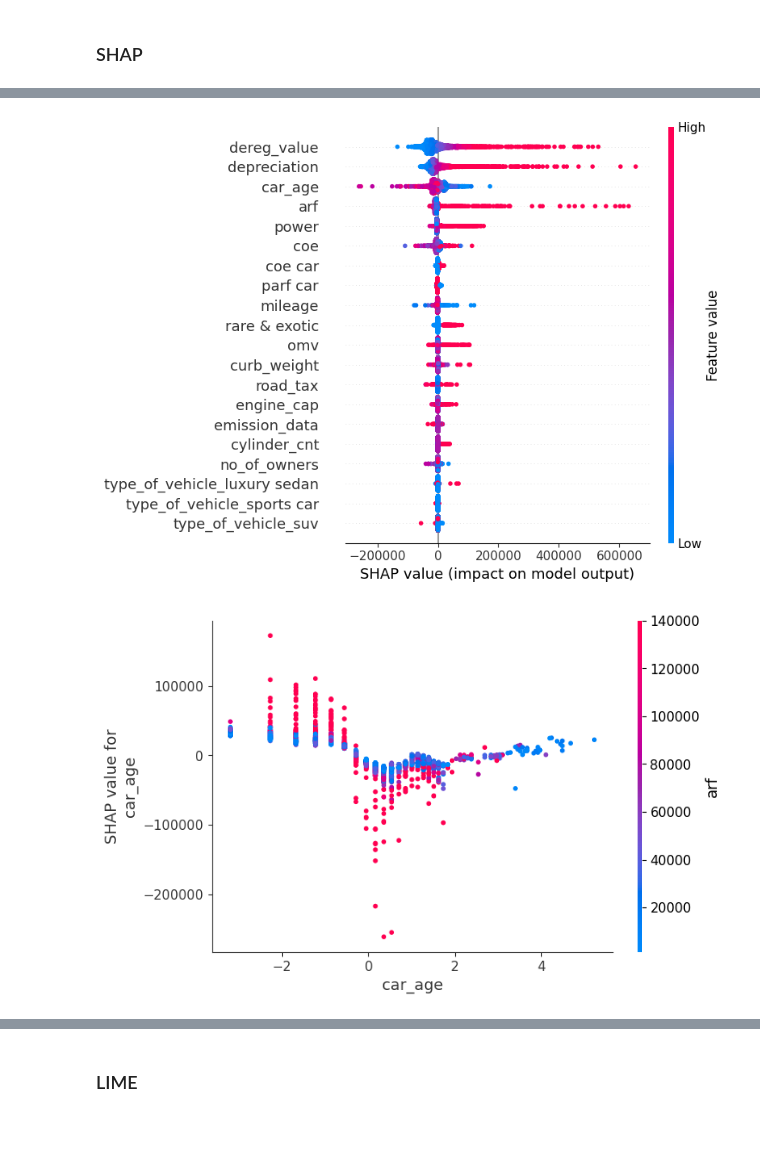
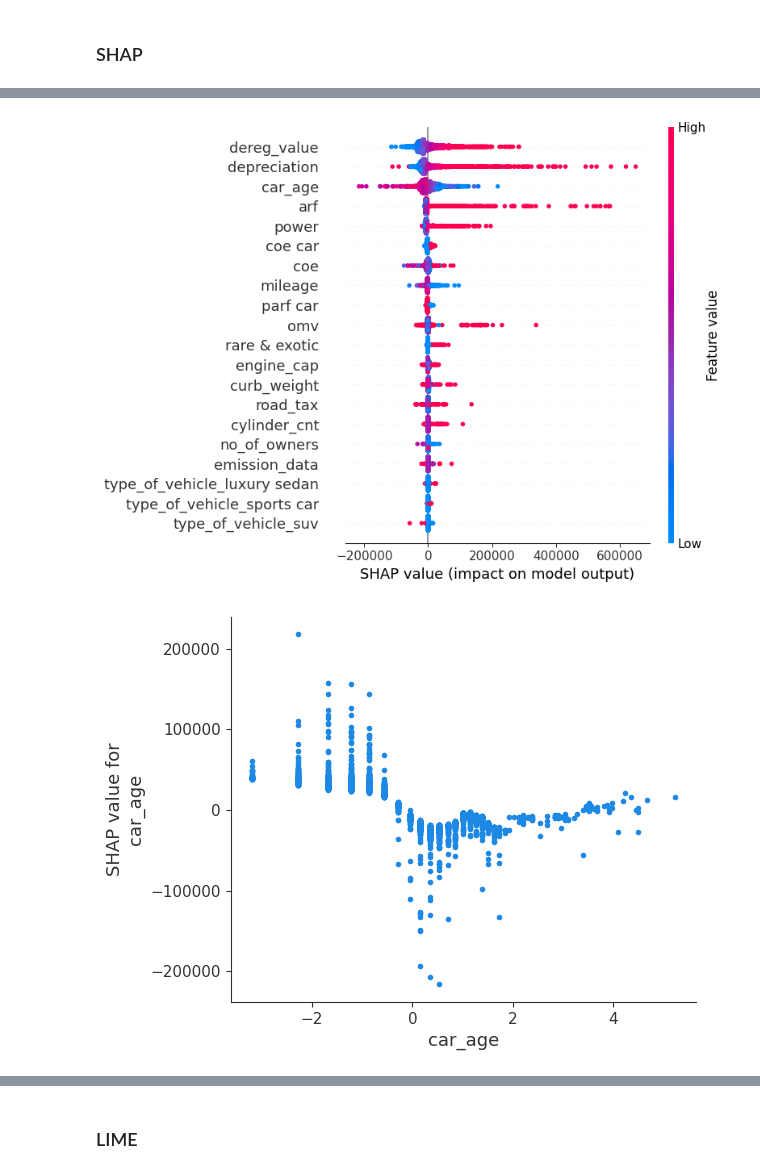
Before and after one commit to melloo21/CS5228_project, a Jupyter notebook: Model Explanability.ipynb, the cells around one changed output, grey strips where cells are left out. Saved outputs shown, nothing was run; the diff lists cells and outputs as text; code cells hidden in the pictures; blank space fills up the shorter version.

```diff
--- a/Model Explanability.ipynb
+++ b/Model Explanability.ipynb
@@ -20,11 +20,10 @@ import pickle
 from sklearn.preprocessing import LabelEncoder
 file_name = r'model_assets/xgb_SimpleImputers_OutliersRemoved_NoVehCond.pkl'
 # %%
-features = ['curb_weight', 'power', 'cylinder_cnt', 'omv', 'dereg_value',
-            'car_age',
-
-            'depreciation', 'arf','coe', 'road_tax',
-       'engine_cap', 'depreciation', 'mileage', 'no_of_owners',
+features = ['curb_weight', 'power', 'cylinder_cnt', 'omv', 'dereg_value', 'car_age', 'depreciation', 'arf','coe', 'road_tax',
+       'engine_cap',  'mileage', 'no_of_owners',
+            # 'cond_vehicle_type_0',	'cond_vehicle_type_1',	'cond_vehicle_type_2',
+            # 'cond_vehicle_type_3',	'cond_vehicle_type_4',
             'type_of_vehicle_bus/mini bus', 'type_of_vehicle_hatchback',
        'type_of_vehicle_luxury sedan', 'type_of_vehicle_mid-sized sedan',
        'type_of_vehicle_mpv', 'type_of_vehicle_others',
@@ -150,11 +159,11 @@ shap.summary_plot(shap_values, X_val, plot_type="bar", feature_names=features, p
 # %%
 shap.summary_plot(shap_values, X_val, feature_names=features, plot_size=[8,6])
 # %% [output]
-[figure, old version]
+[figure, new version]
 # %%
-shap.dependence_plot('car_age', shap_values, X_val, feature_names=features, interaction_index='auto')
+shap.dependence_plot('car_age', shap_values, X_val, feature_names=features, interaction_index=None)
 # %% [output]
-[figure, old version]
+[figure, new version]
 # %%
 shap.dependence_plot('mileage', shap_values, X_val, feature_names=features, interaction_index='auto')
 # %% [output]
```
Also changed, not shown: parts of 14 cells of this notebook, 1 other file.
